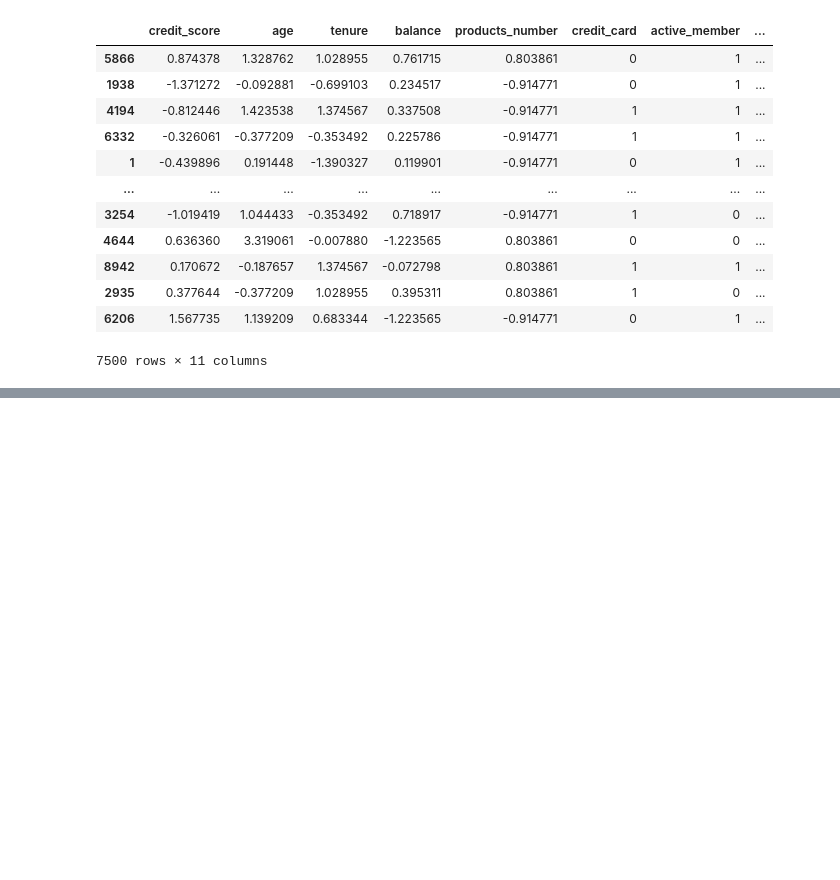
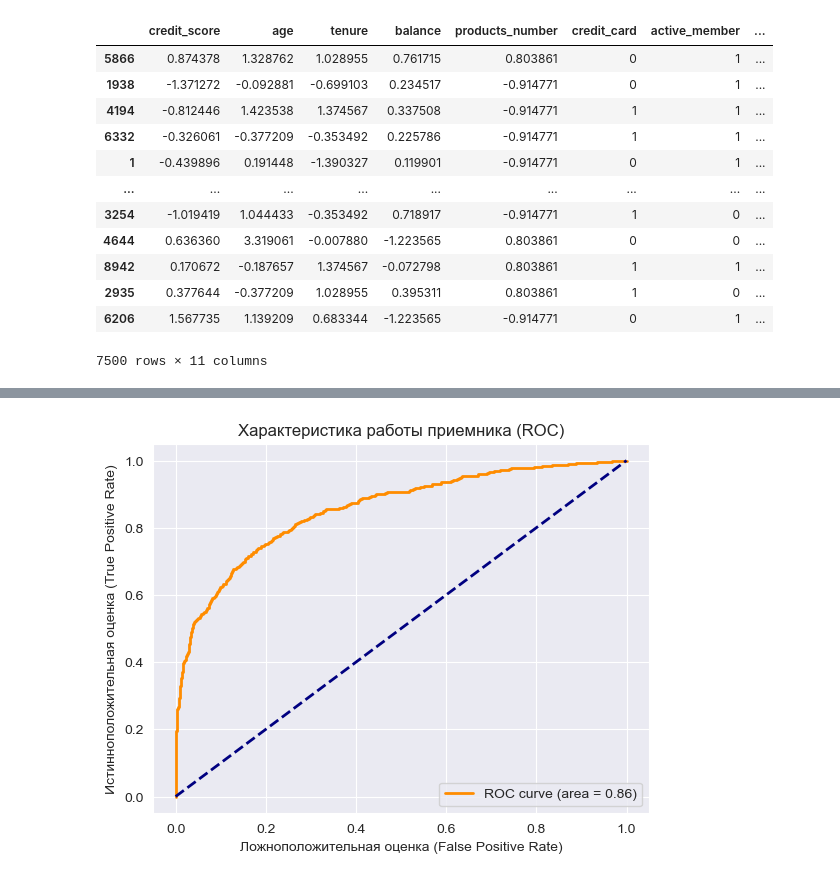
Before and after one commit to Mattheos1/andan_project, a Jupyter notebook: sample.ipynb, the cells around one changed output, grey strips where cells are left out. Cells and saved outputs as stored; diff of their text form; code cells hidden in the pictures; blank space fills up the shorter version.

Commit message:
Baseline models

```diff
--- a/sample.ipynb
+++ b/sample.ipynb
@@ -293,0 +304,7 @@ X_train
+# %%
+for model in models:
+    roc_auc, precision = train_model(model, X_train, X_test, y_train, y_test)
+    print()
+    print("For: ", model)
+    print("ROC-AUC: ", roc_auc)
+    print("Precision: ", precision)
@@ -293,0 +329,36 @@ X_train
+# %%
+# Функция нахождения лучшей модели
+def best_model(models, X_train, X_test, y_train, y_test):
+    best_roc_auc = 0
+    best_ml = None
+    for model in models:
+      y_pred = model.predict(X_test)
+      roc_auc = roc_auc_score(y_test, y_pred)
+      if roc_auc > best_roc_auc:
+        best_ml = model
+        best_roc_auc = roc_auc
+    return best_ml
+# %%
+# Построим ROC-AUC кривую для лучшей модели
+model = best_model(models, X_train, X_test, y_train, y_test)
+
+# Предсказанные вероятности класса 1
+y_pred_proba = model.predict_proba(X_test)[:,1]
+
+# Вычисление ROC кривой и площади под кривой (AUC)
+fpr, tpr, _ = roc_curve(y_test, y_pred_proba)
+roc_auc = auc(fpr, tpr)
+
+# Построение ROC кривой
+plt.figure()
+plt.plot(fpr, tpr, color='darkorange', lw=2, label='ROC curve (area = %0.2f)' % roc_auc)
+plt.plot([0, 1], [0, 1], color='navy', lw=2, linestyle='--')
+plt.xlim([-0.05, 1.05])  # изменение пределов оси x для лучшей визуализации
+plt.ylim([-0.05, 1.05])  # изменение пределов оси y для лучшей визуализации
+plt.xlabel('Ложноположительная оценка (False Positive Rate)')
+plt.ylabel('Истинноположительная оценка (True Positive Rate)')
+plt.title('Характеристика работы приемника (ROC)')
+plt.legend(loc="lower right")
+plt.show()
+# %% [output]
+[figure, added]
```
Also changed, not shown: parts of 4 cells of this notebook.
